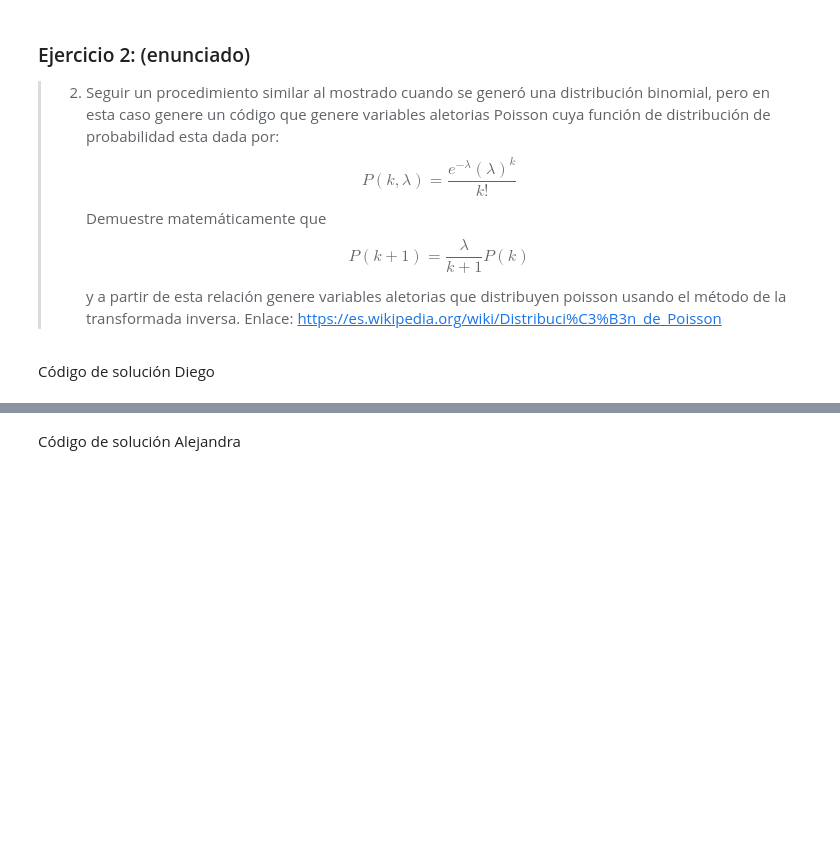
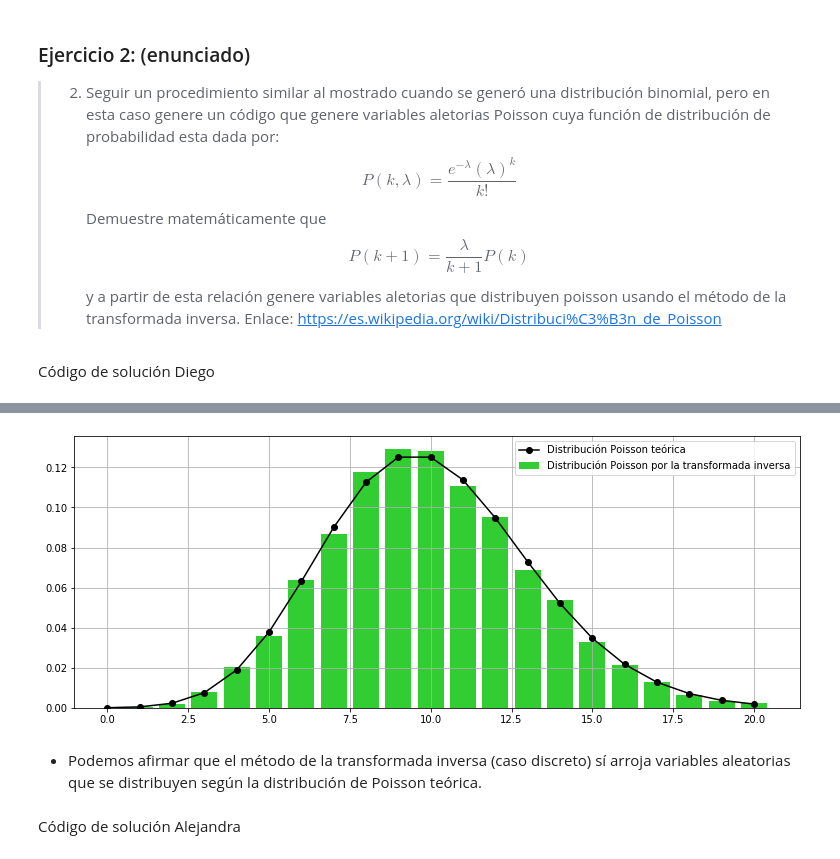
Before and after one commit to diegolazareno/Tarea6_DALopez_ARico, a Jupyter notebook: Tarea6_DALopez_ARico.ipynb, the cells around one changed output, grey strips where cells are left out. Drawn from its saved outputs; the diff is of its cells as text; code cells hidden in the pictures; blank space fills up the shorter version.

Commit message:
Resolución del Ejercicio 1 y 2
Se desarrollan las demostraciones solicitadas en el primer y segundo ejercicio, además del código para el ejercicio 2.

```diff
--- a/Tarea6_DALopez_ARico.ipynb
+++ b/Tarea6_DALopez_ARico.ipynb
@@ -97,2 +141,50 @@ Código de solución Diego
+# %%
+# Código de solución estudiante 1
+def poissonDistribution(k : "Número de ocurrencias del evento", l : "Número de veces que se espera ocurra el fenómeno durante un intervalo dado"):
+    # Almacenamiento de las probabilidades
+    pr = np.zeros(k)
+    pr[0] = np.exp(-l)
+
+    # Cómputo de la probabilidad para el (k-1)-ésimo evento
+    def poissonProbability(k_i):
+        nonlocal pr
+        pr[k_i + 1] = (l / (k_i + 1)) * pr[k_i]
+
+    [poissonProbability(k_i) for k_i in range(k - 1)]
+
+    # Cómputo de la probabilidad para el k-ésimo evento
+    pr_k = (l / k) * pr[k - 1]
+
+    return pr, pr_k
+
+def discreteDistribution(N : "Número de muestras a generar", cumulativeProb : "Probabilidad acumulada",
+                         index : "Número de ocurrencias del evento"):
+    # Variable aleatoria uniforme entre 0 y 1
+    U = np.random.random(N)
+    # Método de la transformada inversa caso discreto
+    rand2reals = {i : j for i, j in enumerate(index)}
+    values = pd.Series([sum([1 for p in cumulativeProb if p < u_i]) for u_i in U]).map(rand2reals)
+
+    return values
+# %%
+# Parámetros del ejercicio: muestras a generar, número de ocurrencias del evento y número de veces que se espera ocurra el fenómeno durante un intervalo de tiempo
+N, k, l = 10000, 20, 10
+poissonDist1, poissonDist2 = poissonDistribution(k, l)
+# Probabilidad acumulada
+cumulativeProb = np.cumsum(poissonDist1)
+# Método de la transformada inversa caso discreto
+xi = discreteDistribution(N, cumulativeProb, np.arange(k + 1))
+value_counts = pd.value_counts(xi)
+
+# Visualización de los resultados
+plt.figure(figsize = (13, 5))
+plt.bar(value_counts.index, value_counts / N, label = "Distribución Poisson por la transformada inversa", color = "limegreen")
+plt.plot(np.arange(k + 1), list(poissonDist1) + [poissonDist2], "-o", color = "k", label = "Distribución Poisson teórica")
+plt.legend(loc = "best")
+plt.grid()
+# %% [output]
+[figure, added]
+# %% [markdown]
++ Podemos afirmar que el método de la transformada inversa (caso discreto) sí arroja variables aleatorias que se distribuyen según la distribución de Poisson teórica.
 # %% [markdown]
 Código de solución Alejandra
```
Also changed, not shown: parts of 9 cells of this notebook.
